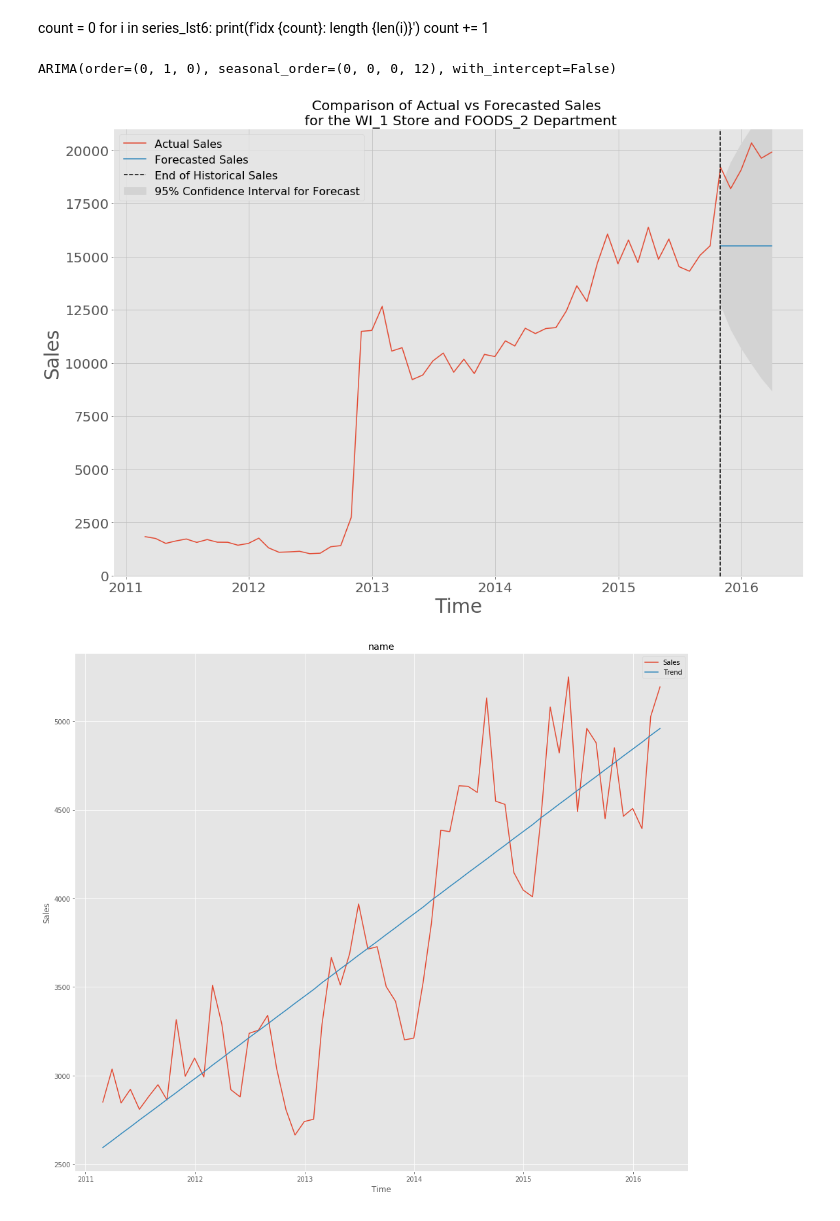
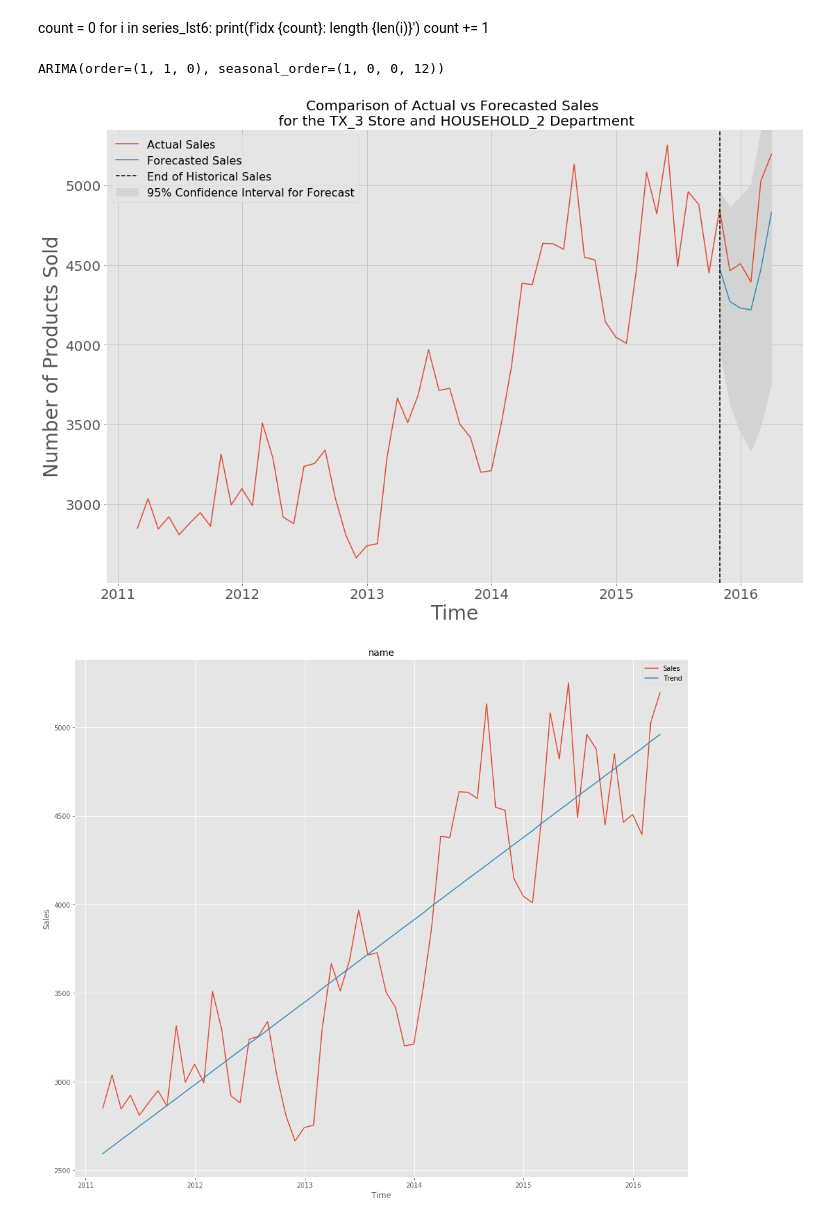
Before and after one commit to alecjonas/Forecasting_Walmart_Sales, a Jupyter notebook: notebooks/ARIMA2.ipynb, the cells around one changed output. Drawn from its saved outputs; the diff is of its cells as text; code cells hidden in the pictures.

```diff
--- a/notebooks/ARIMA2.ipynb
+++ b/notebooks/ARIMA2.ipynb
@@ -363,20 +363,20 @@ def updated_six_period_plot_forecast_vs_arima(idx):
     ax.axvline(x = series[-6:].index[0], color='k', linestyle='--', label = 'End of Historical Sales')
     ax.set_title(f'Comparison of Actual vs Forecasted Sales \n for the {lst_of_stores[idx][0]} Store and {lst_of_stores[idx][1]} Department', fontsize = 20)
     ax.set_xlabel('Time', fontsize = 28)
-    ax.set_ylabel('Sales', fontsize = 28)
+    ax.set_ylabel('Number of Products Sold', fontsize = 28)
     ax.tick_params(axis='both', which='major', labelsize=20)
     ax.legend(fontsize = 16)
-    #ax.set_ylim([None, 5350]) #for the good
-    ax.set_ylim([None, 21000]) #for the bad
-    #ax.set_ylim([None, 5350]) #for the ugly
+    ax.set_ylim([None, 5350]) #for the good 45
+    #ax.set_ylim([None, 21000]) #for the bad 54
+    #ax.set_ylim([None, 5350]) #for the ugly 12
     plt.grid(c='silver')
-    #plt.savefig('../images/the_bad3')
+    #plt.savefig('../images/the_good4')
     plt.show()
 # %%
-updated_six_period_plot_forecast_vs_arima(54)
+updated_six_period_plot_forecast_vs_arima(45)
 # %% [output]
-ARIMA(order=(0, 1, 0), seasonal_order=(0, 0, 0, 12), with_intercept=False)
+ARIMA(order=(1, 1, 0), seasonal_order=(1, 0, 0, 12))
-[figure, old version]
+[figure, new version]
 # %%
 b = Graphs(make_series('TX_3', 'HOUSEHOLD_2'), 'M', 'name')
 b.linear_trend()
```
Also changed, not shown: parts of 3 cells of this notebook, 5 other files.
